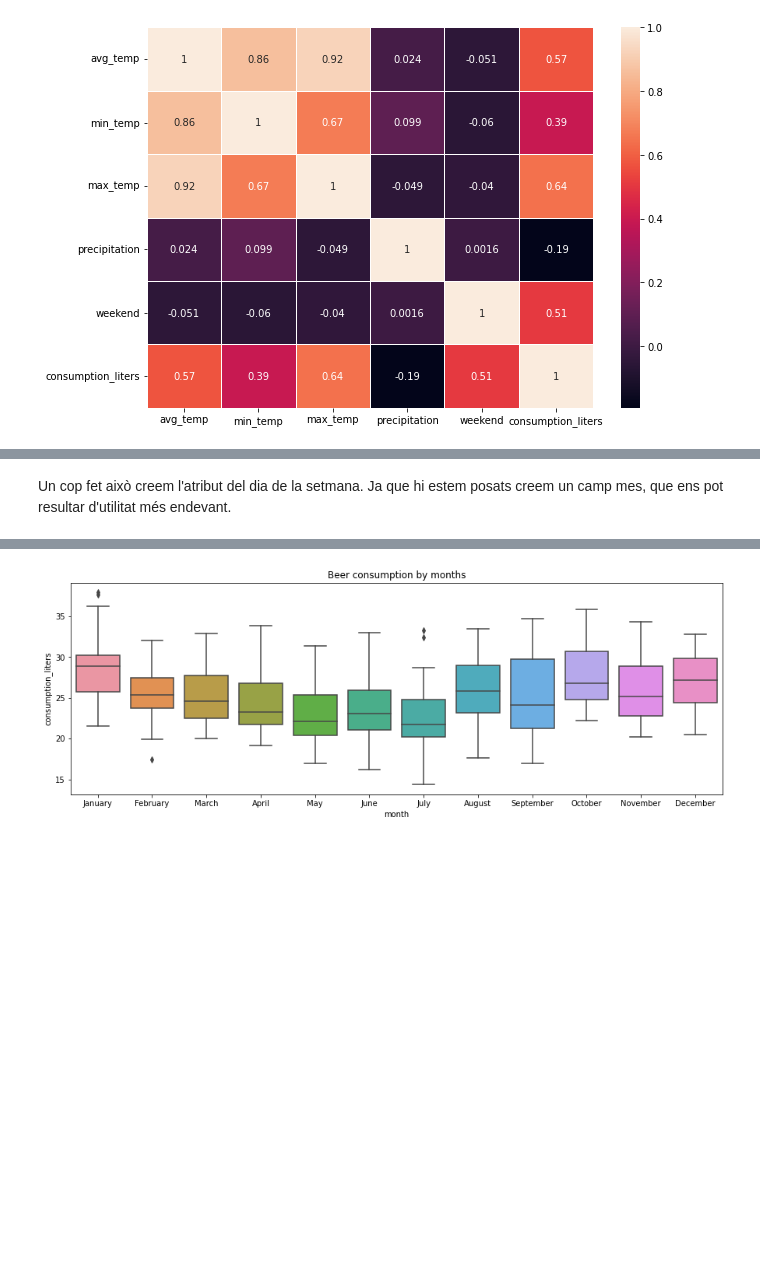
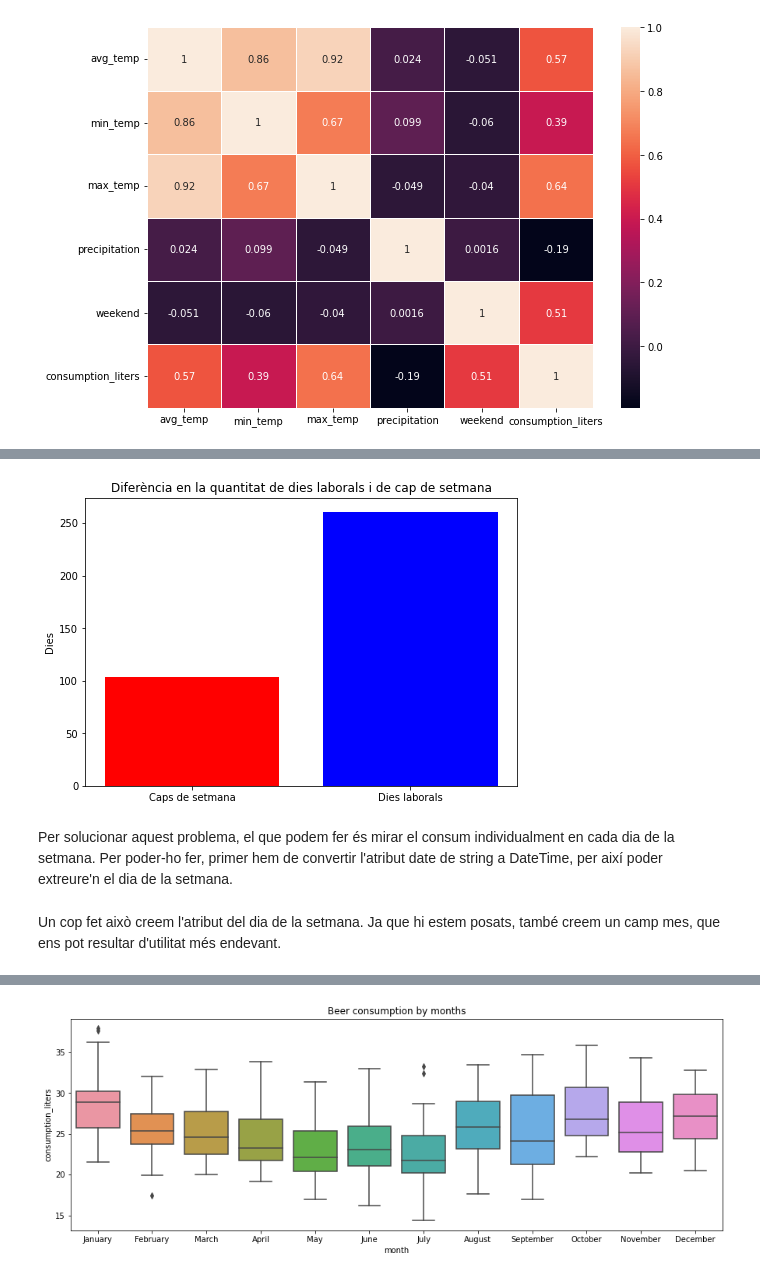
Before and after one commit to josepmdc/ApC-PLAB1, a Jupyter notebook: PLAB1.ipynb, the cells around one changed output, grey strips where cells are left out. Saved outputs shown, nothing was run; the diff lists cells and outputs as text; code cells hidden in the pictures; blank space fills up the shorter version.

```diff
--- a/PLAB1.ipynb
+++ b/PLAB1.ipynb
@@ -92,7 +107,25 @@ Per solucionar aquest problema, el que podem fer
+# %%
+weekends_liters = len(dataset[dataset.weekend == 1])
+weekdays_liters = len(dataset[dataset.weekend == 0])
+
+fig = plt.figure()
+labels = ["Caps de setmana", "Dies laborals"]
+
+ax = fig.add_axes([0,0,1,1])
+ax.bar(labels, [weekends_liters, weekdays_liters], color=["r", "b"])
+
+plt.title("Diferència en la quantitat de dies laborals i de cap de setmana", figure=fig)
+plt.ylabel("Dies", figure=fig)
+
+plt.show()
+# %% [output]
+[figure, added]
+# %% [markdown]
+Per solucionar aquest problema, el que podem fer és mirar el consum individualment en cada dia de la setmana. Per poder-ho fer, primer hem de convertir l'atribut date de string a DateTime, per així poder extreure'n el dia de la setmana.
 # %%
 dataset['date'] = pd.to_datetime(dataset['date'])
 # %% [markdown]
-Un cop fet això creem l'atribut del dia de la setmana. Ja que hi estem posats creem un camp mes, que ens pot resultar d'utilitat més endevant.
+Un cop fet això creem l'atribut del dia de la setmana. Ja que hi estem posats, també creem un camp mes, que ens pot resultar d'utilitat més endevant.
 # %%
 dataset['month'] = dataset['date'].apply(lambda x: x.strftime('%B'))
 dataset['day'] = dataset['date'].apply(lambda x: x.strftime('%A'))
```
Also changed, not shown: parts of 12 cells of this notebook, 1 other file.
